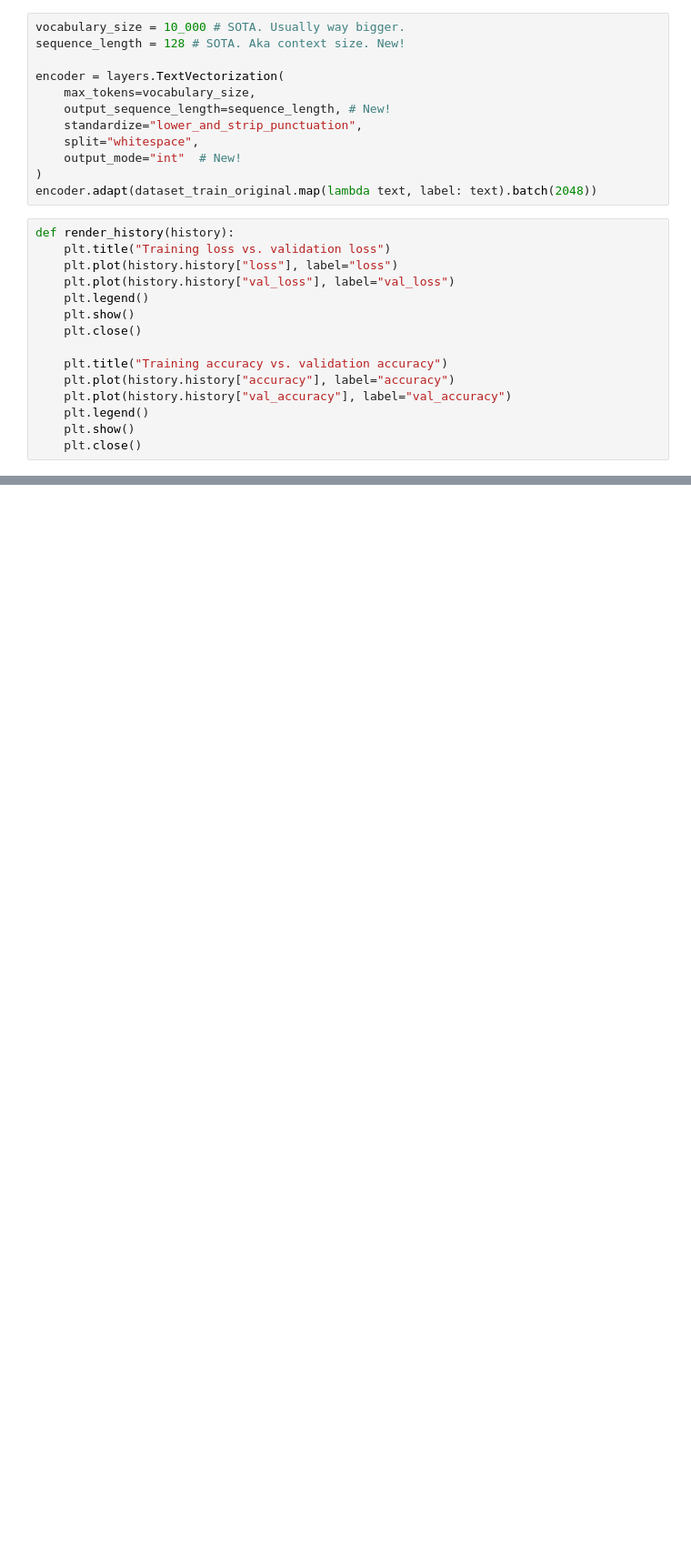
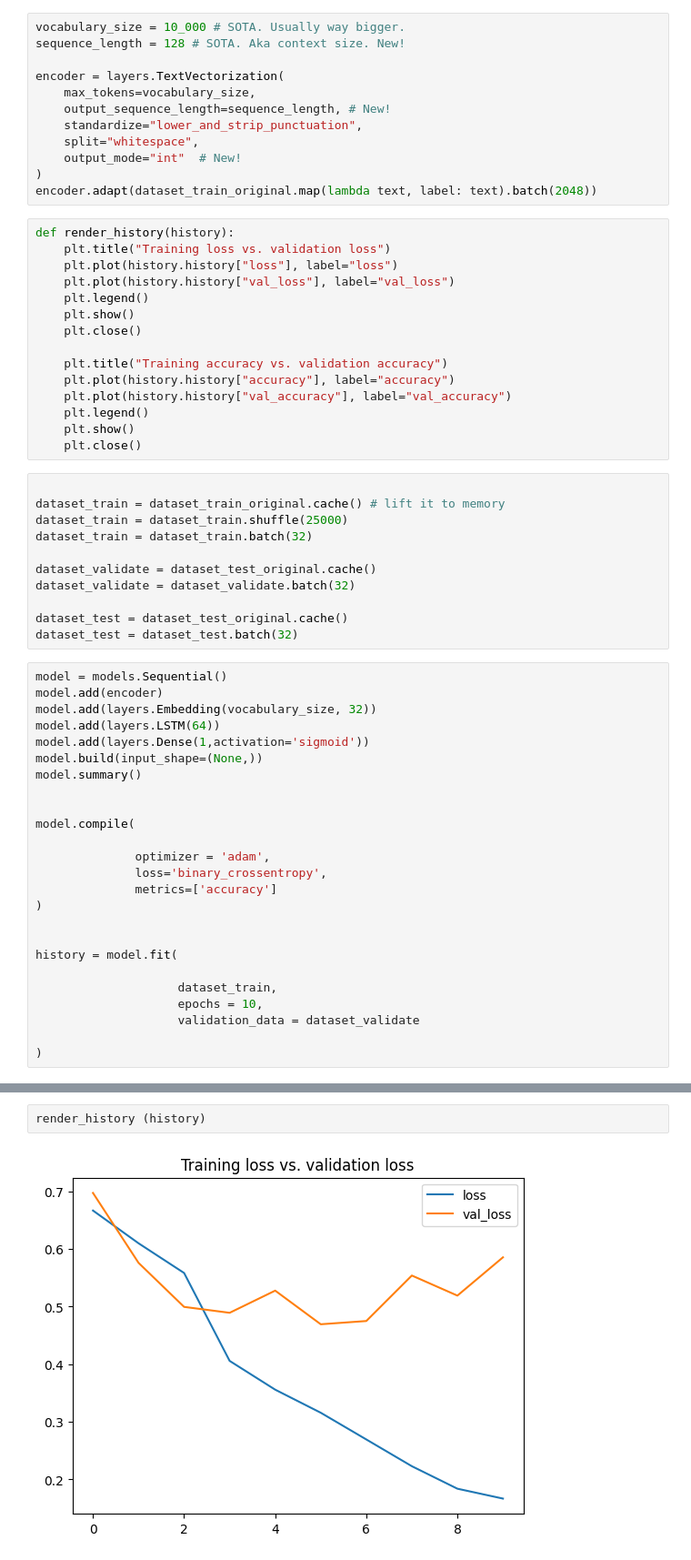
Before and after one commit to shahabday/NLP_learning, a Jupyter notebook: DSR_41_LSTM.ipynb, the cells around one changed output, grey strips where cells are left out. Shown at 91% size. Drawn from its saved outputs; the diff is of its cells as text; blank space fills up the shorter version.

```diff
--- a/DSR_41_LSTM.ipynb
+++ b/DSR_41_LSTM.ipynb
@@ -69,3 +63,39 @@ def render_history(history):
     plt.legend()
     plt.show()
     plt.close()
+# %%
+
+dataset_train = dataset_train_original.cache() # lift it to memory
+dataset_train = dataset_train.shuffle(25000)
+dataset_train = dataset_train.batch(32)
+
+dataset_validate = dataset_test_original.cache()
+dataset_validate = dataset_validate.batch(32)
+
+dataset_test = dataset_test_original.cache()
+dataset_test = dataset_test.batch(32)
+# %%
+model = models.Sequential()
+model.add(encoder)
+model.add(layers.Embedding(vocabulary_size, 32))
+model.add(layers.LSTM(64))
+model.add(layers.Dense(1,activation='sigmoid'))
+model.build(input_shape=(None,))
+model.summary()
+
+
+model.compile(
+
+              optimizer = 'adam',
+              loss='binary_crossentropy',
+              metrics=['accuracy']
+)
+
+
+history = model.fit(
+
+                    dataset_train,
+                    epochs = 10,
+                    validation_data = dataset_validate
+
+)
@@ -71,0 +139,4 @@ def render_history(history):
+# %%
+render_history (history)
+# %% [output]
+[figure, added]
```
Also changed, not shown: parts of 3 cells of this notebook.
